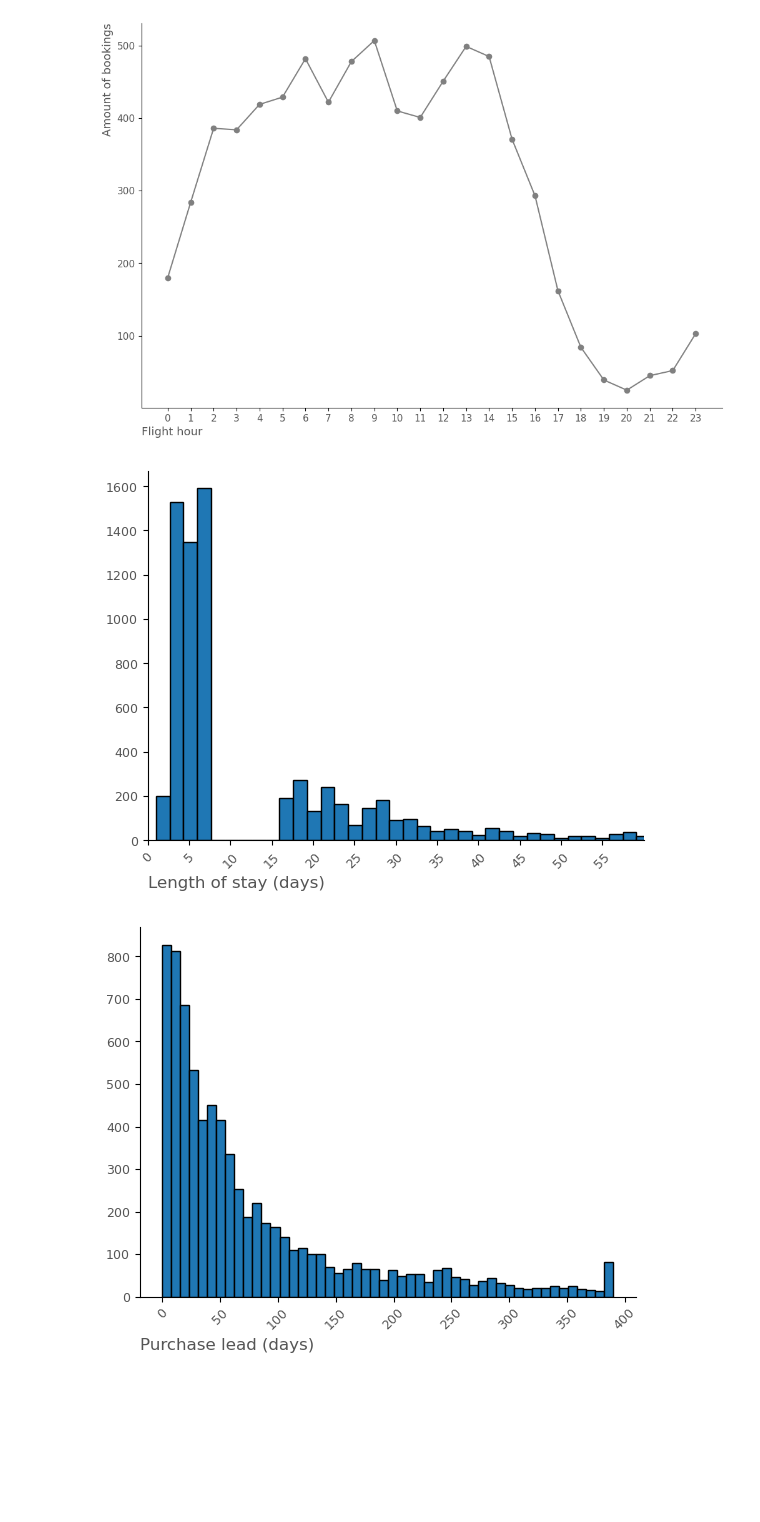
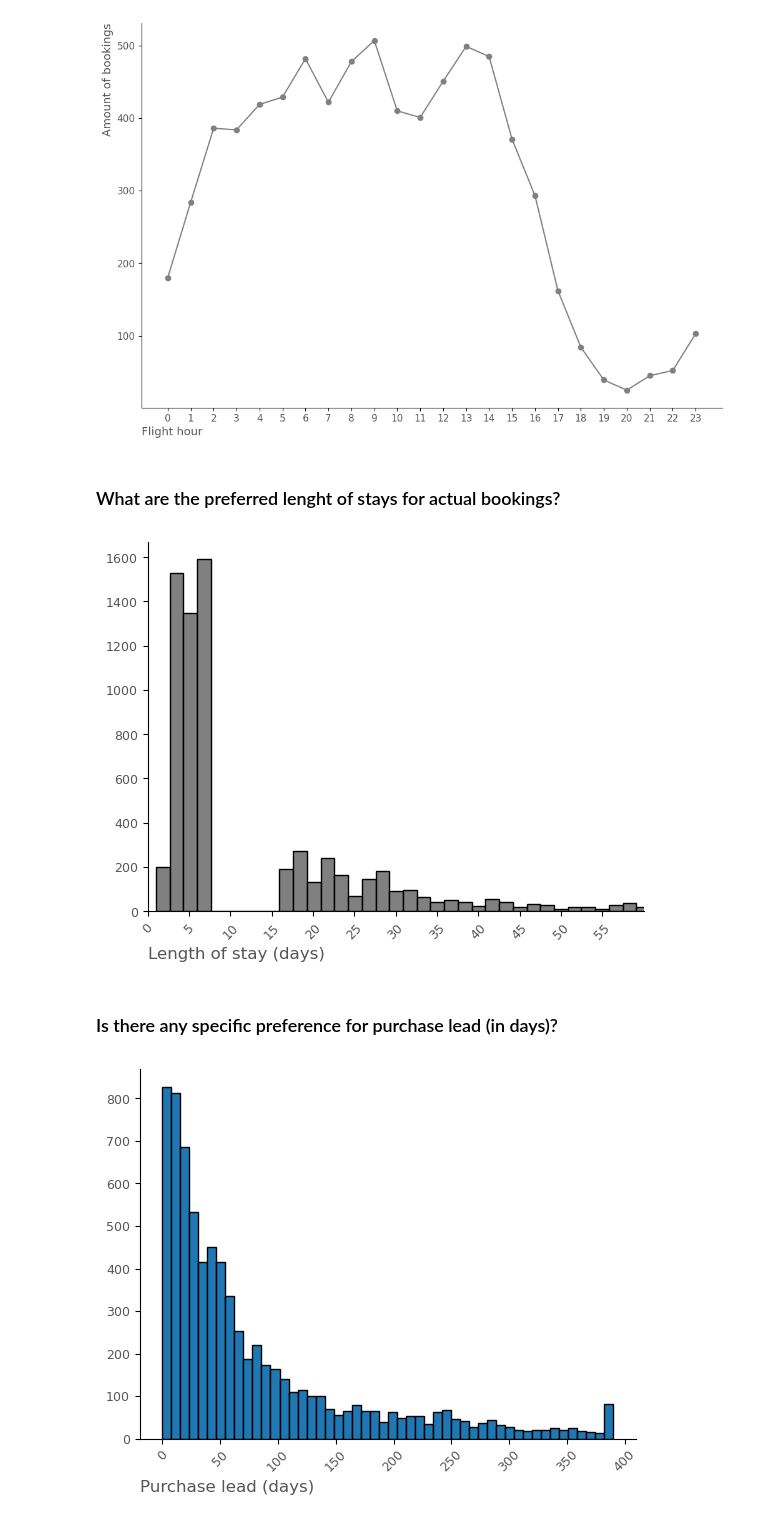
Before and after one commit to luis-cj/data-science-british-airways, a Jupyter notebook: 2_Task2_EDA.ipynb, the cells around one changed output. Cells and saved outputs as stored; diff of their text form; code cells hidden in the pictures; blank space fills up the shorter version.

```diff
--- a/2_Task2_EDA.ipynb
+++ b/2_Task2_EDA.ipynb
@@ -165,18 +165,25 @@ plt.gca().spines['top'].set_visible(False)
 plt.gca().spines['right'].set_visible(False)
 # %% [output]
 [figure]
+# %% [markdown]
+### What are the preferred lenght of stays for actual bookings?
 # %%
-g = df[df["booking_complete"] == 1]["length_of_stay"].hist(grid=False, bins=100, edgecolor="black");
+bins = 100
+
+g = df[df["booking_complete"] == 1]["length_of_stay"].hist(grid=False, bins=bins, edgecolor="black", color="grey");
 plt.xticks(size=9, color="#555555")
 plt.yticks(size=9, color="#555555")
 plt.xticks(rotation=45)
 plt.xlim([0,60])
 g.set_xticks(range(0,60,5))
 plt.xlabel("Length of stay (days)", loc="left",size=12, color="#555555")
 plt.gca().spines['top'].set_visible(False)
-plt.gca().spines['right'].set_visible(False);
+plt.gca().spines['right'].set_visible(False)
+plt.savefig("length_of_stay_hist_BA.png", dpi=150, bbox_inches = "tight");
 # %% [output]
-[figure, old version]
+[figure, new version]
+# %% [markdown]
+### Is there any specific preference for purchase lead (in days)?
 # %%
 df[df["booking_complete"] == 1]["purchase_lead"].hist(grid=False, bins=50, edgecolor="black");
 
```
Also changed, not shown: parts of 3 cells of this notebook.
